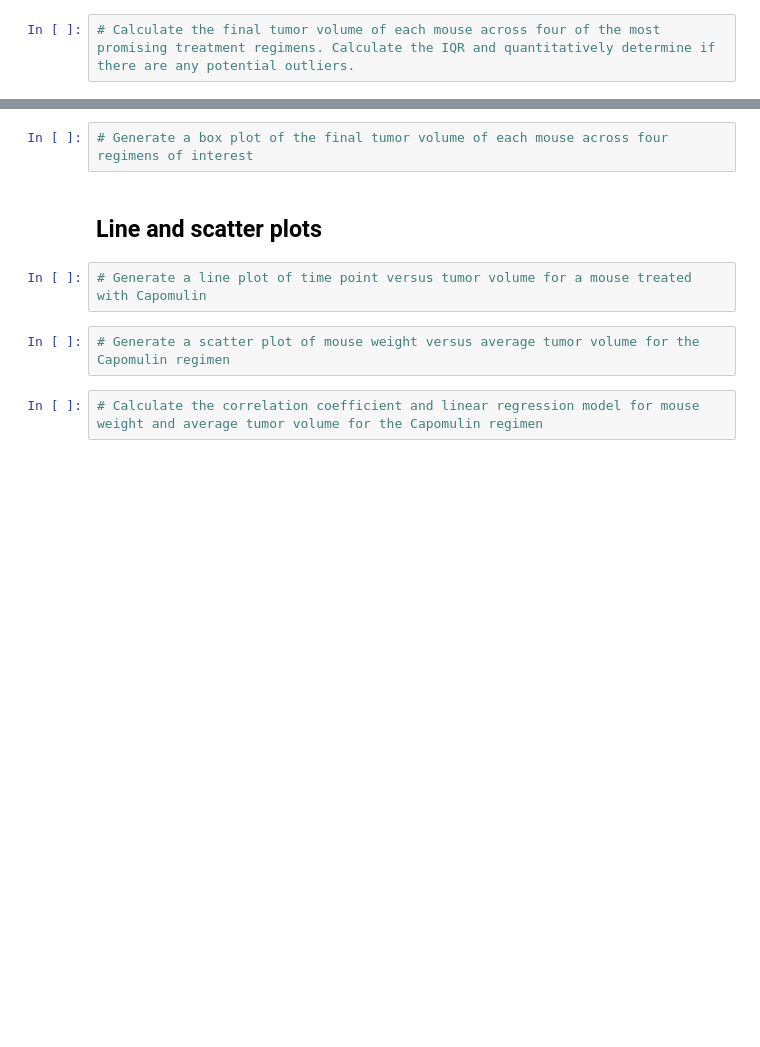
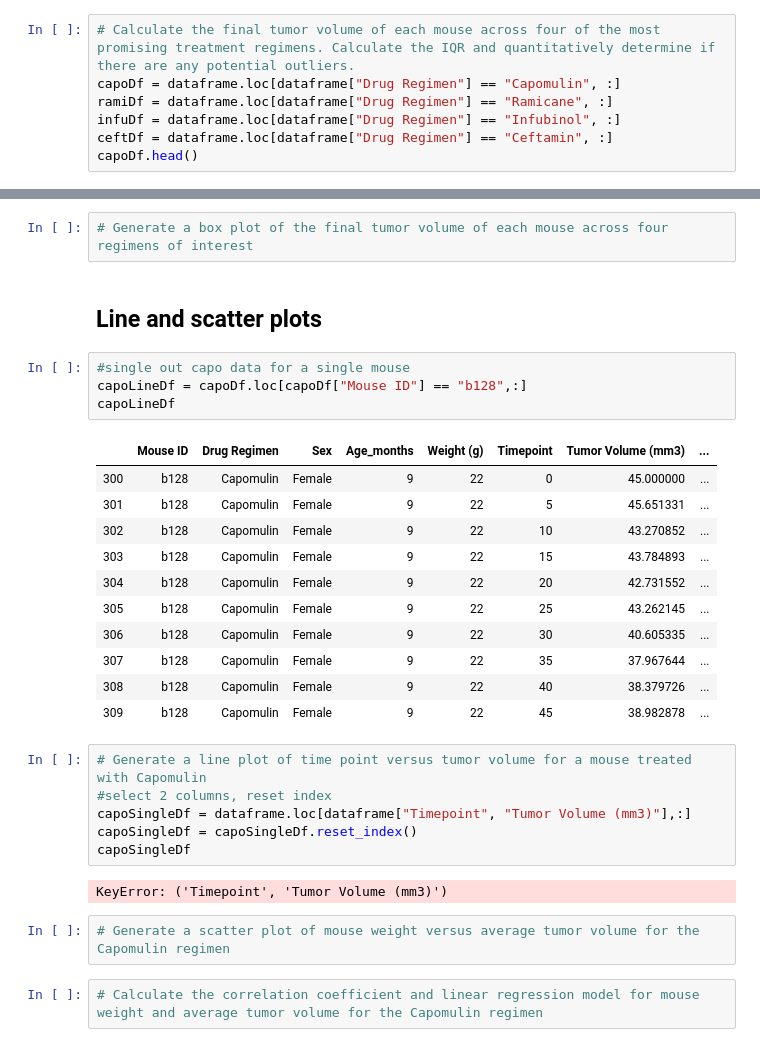
Before and after one commit to alexanderdyan/matplotlib-challenge, a Jupyter notebook: Pymaceuticals/pymaceuticals_starter.ipynb, the cells around one changed output, grey strips where cells are left out. Cells and saved outputs as stored; diff of their text form; blank space fills up the shorter version.

Commit message:
drug outliers, quartiles , single mouse df

```diff
--- a/Pymaceuticals/pymaceuticals_starter.ipynb
+++ b/Pymaceuticals/pymaceuticals_starter.ipynb
@@ -196,3 +196,8 @@ plt.pie(yAxis)
 ## Quartiles, outliers and boxplots
 # %%
 # Calculate the final tumor volume of each mouse across four of the most promising treatment regimens. Calculate the IQR and quantitatively determine if there are any potential outliers.
+capoDf = dataframe.loc[dataframe["Drug Regimen"] == "Capomulin", :]
+ramiDf = dataframe.loc[dataframe["Drug Regimen"] == "Ramicane", :]
+infuDf = dataframe.loc[dataframe["Drug Regimen"] == "Infubinol", :]
+ceftDf = dataframe.loc[dataframe["Drug Regimen"] == "Ceftamin", :]
+capoDf.head()
@@ -200,8 +332,30 @@ plt.pie(yAxis)
 # Generate a box plot of the final tumor volume of each mouse across four regimens of interest
 # %% [markdown]
 ## Line and scatter plots
+# %%
+#single out capo data for a single mouse
+capoLineDf = capoDf.loc[capoDf["Mouse ID"] == "b128",:]
+capoLineDf
+# %% [output]
+|  | Mouse ID | Drug Regimen | Sex | Age_months | Weight (g) | Timepoint | Tumor Volume (mm3) | ... |
+| 300 | b128 | Capomulin | Female | 9 | 22 | 0 | 45.000000 | ... |
+| 301 | b128 | Capomulin | Female | 9 | 22 | 5 | 45.651331 | ... |
+| 302 | b128 | Capomulin | Female | 9 | 22 | 10 | 43.270852 | ... |
+| 303 | b128 | Capomulin | Female | 9 | 22 | 15 | 43.784893 | ... |
+| 304 | b128 | Capomulin | Female | 9 | 22 | 20 | 42.731552 | ... |
+| 305 | b128 | Capomulin | Female | 9 | 22 | 25 | 43.262145 | ... |
+| 306 | b128 | Capomulin | Female | 9 | 22 | 30 | 40.605335 | ... |
+| 307 | b128 | Capomulin | Female | 9 | 22 | 35 | 37.967644 | ... |
+| 308 | b128 | Capomulin | Female | 9 | 22 | 40 | 38.379726 | ... |
+| 309 | b128 | Capomulin | Female | 9 | 22 | 45 | 38.982878 | ... |
 # %%
 # Generate a line plot of time point versus tumor volume for a mouse treated with Capomulin
+#select 2 columns, reset index
+capoSingleDf = dataframe.loc[dataframe["Timepoint", "Tumor Volume (mm3)"],:]
+capoSingleDf = capoSingleDf.reset_index()
+capoSingleDf
+# %% [output]
+KeyError: ('Timepoint', 'Tumor Volume (mm3)')
 # %%
 # Generate a scatter plot of mouse weight versus average tumor volume for the Capomulin regimen
 # %%
```
Also changed, not shown: parts of 10 cells of this notebook.
